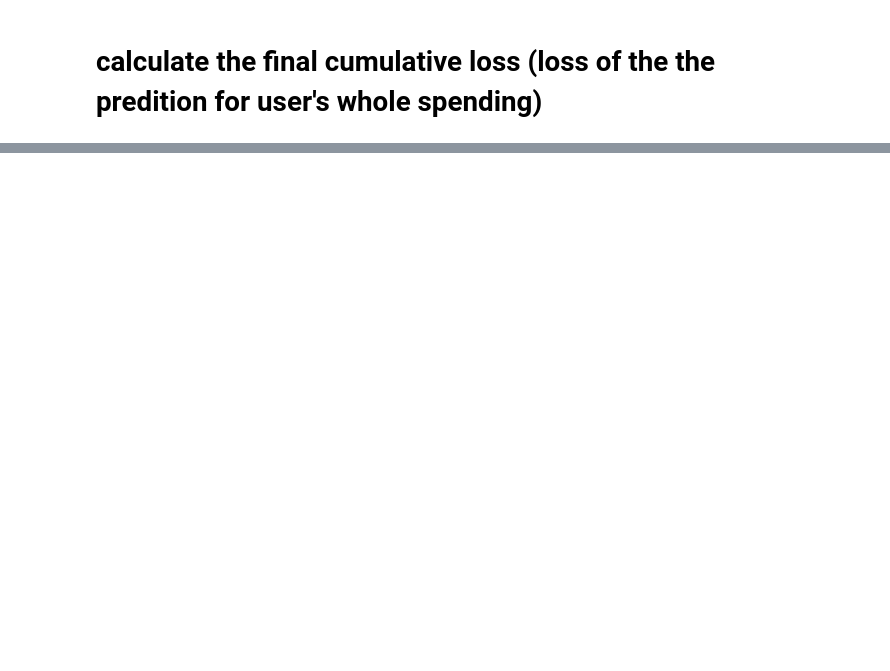
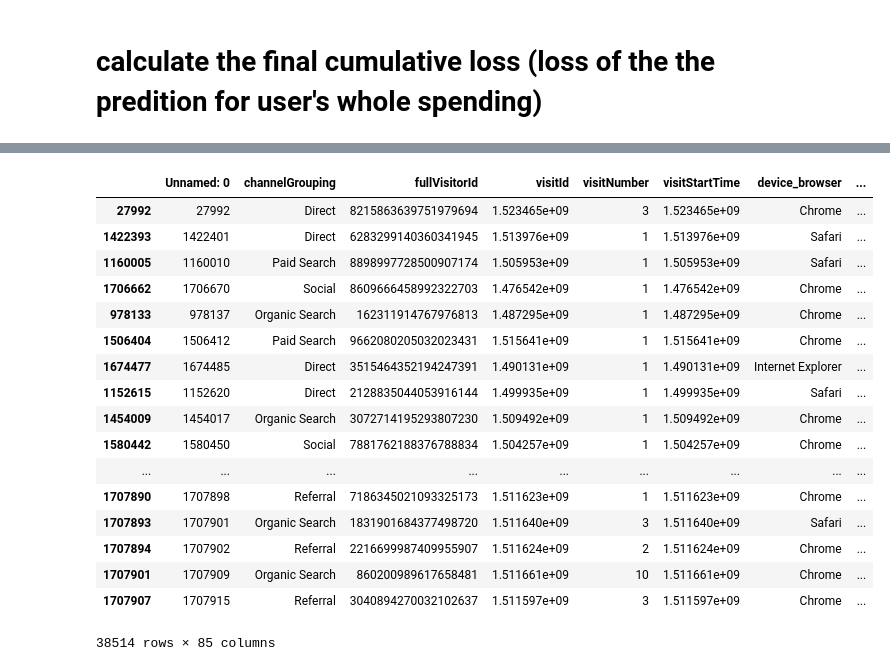
Before and after one commit to Sapphirine/Google-Merchandise-Store-Data-Analysis, a Jupyter notebook: Part3_Modeling4_cnn.ipynb, the cells around one changed output, grey strips where cells are left out. Saved outputs shown, nothing was run; the diff lists cells and outputs as text; code cells hidden in the pictures; blank space fills up the shorter version.

```diff
--- a/Part3_Modeling4_cnn.ipynb
+++ b/Part3_Modeling4_cnn.ipynb
@@ -386,0 +331,21 @@ tensor(3.7009, device='cuda:0')
+# %%
+df
+# %% [output]
+|  | Unnamed: 0 | channelGrouping | fullVisitorId | visitId | visitNumber | visitStartTime | device_browser | ... |
+| 27992 | 27992 | Direct | 8215863639751979694 | 1.523465e+09 | 3 | 1.523465e+09 | Chrome | ... |
+| 1422393 | 1422401 | Direct | 6283299140360341945 | 1.513976e+09 | 1 | 1.513976e+09 | Safari | ... |
+| 1160005 | 1160010 | Paid Search | 8898997728500907174 | 1.505953e+09 | 1 | 1.505953e+09 | Safari | ... |
+| 1706662 | 1706670 | Social | 8609666458992322703 | 1.476542e+09 | 1 | 1.476542e+09 | Chrome | ... |
+| 978133 | 978137 | Organic Search | 162311914767976813 | 1.487295e+09 | 1 | 1.487295e+09 | Chrome | ... |
+| 1506404 | 1506412 | Paid Search | 9662080205032023431 | 1.515641e+09 | 1 | 1.515641e+09 | Chrome | ... |
+| 1674477 | 1674485 | Direct | 3515464352194247391 | 1.490131e+09 | 1 | 1.490131e+09 | Internet Explorer | ... |
+| 1152615 | 1152620 | Direct | 2128835044053916144 | 1.499935e+09 | 1 | 1.499935e+09 | Safari | ... |
+| 1454009 | 1454017 | Organic Search | 3072714195293807230 | 1.509492e+09 | 1 | 1.509492e+09 | Chrome | ... |
+| 1580442 | 1580450 | Social | 7881762188376788834 | 1.504257e+09 | 1 | 1.504257e+09 | Chrome | ... |
+| ... | ... | ... | ... | ... | ... | ... | ... | ... |
+| 1707890 | 1707898 | Referral | 7186345021093325173 | 1.511623e+09 | 1 | 1.511623e+09 | Chrome | ... |
+| 1707893 | 1707901 | Organic Search | 1831901684377498720 | 1.511640e+09 | 3 | 1.511640e+09 | Safari | ... |
+| 1707894 | 1707902 | Referral | 2216699987409955907 | 1.511624e+09 | 2 | 1.511624e+09 | Chrome | ... |
+| 1707901 | 1707909 | Organic Search | 860200989617658481 | 1.511661e+09 | 10 | 1.511661e+09 | Chrome | ... |
+| 1707907 | 1707915 | Referral | 3040894270032102637 | 1.511597e+09 | 3 | 1.511597e+09 | Chrome | ... |
+38514 rows × 85 columns
```
Also changed, not shown: parts of 12 cells of this notebook.
